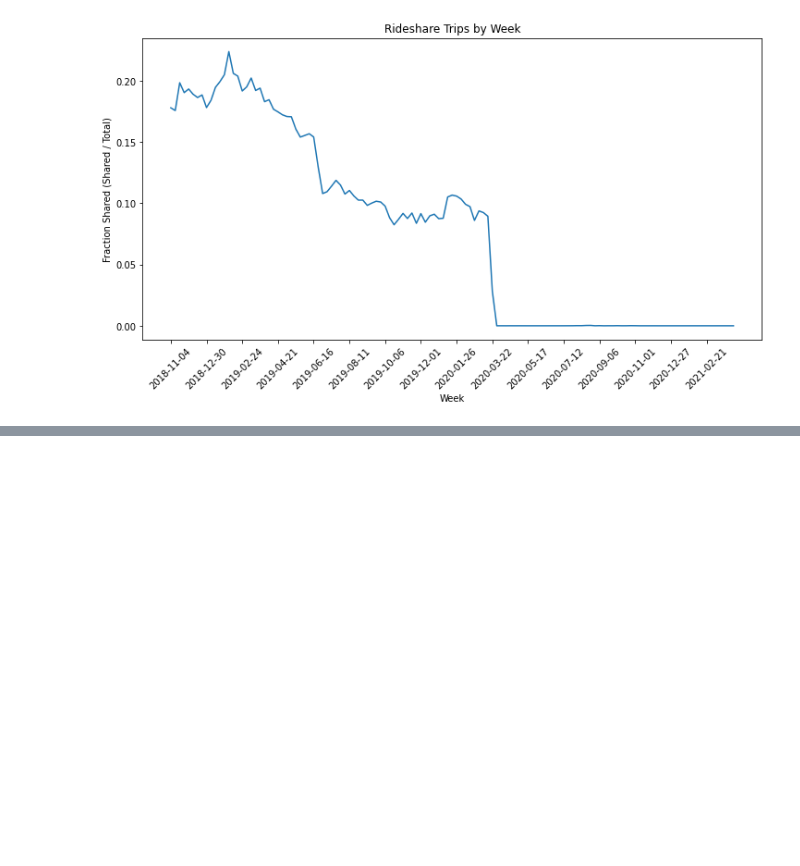
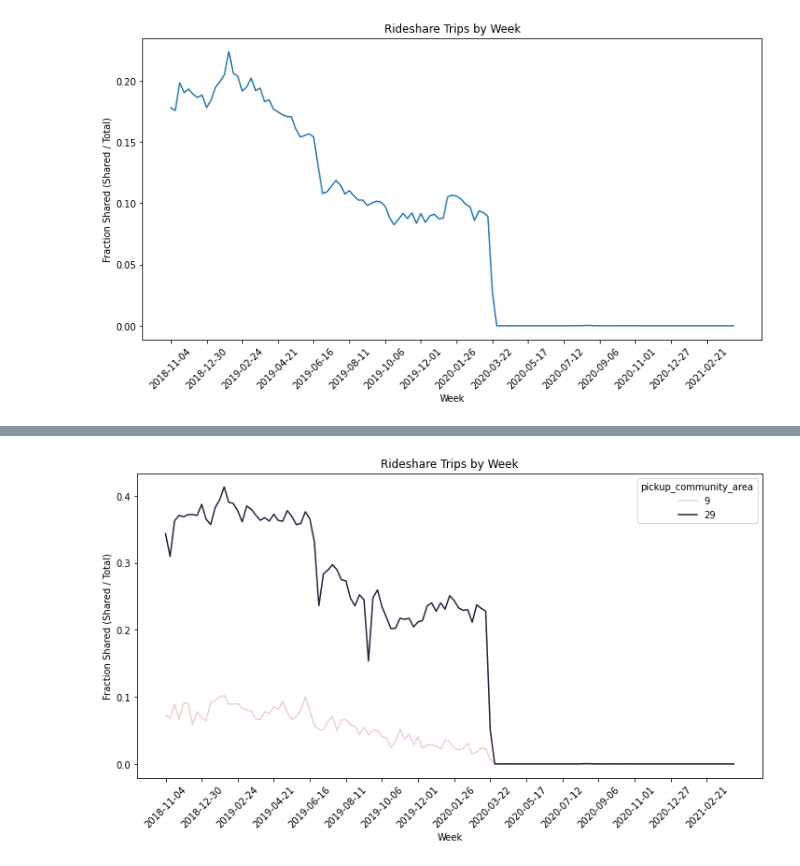
Before and after one commit to scarletstudio/transithealth, a Jupyter notebook: notebooks/vkannan3/Shared Rides.ipynb, the cells around one changed output, grey strips where cells are left out. Saved outputs shown, nothing was run; the diff lists cells and outputs as text; code cells hidden in the pictures; blank space fills up the shorter version.

Commit message:
Add pooled trip rate to community metrics.

```diff
--- a/notebooks/vkannan3/Shared Rides.ipynb
+++ b/notebooks/vkannan3/Shared Rides.ipynb
@@ -164,3 +164,8 @@ plt.gcf().set_size_inches(12, 6)
 plt.show()
 # %% [output]
 [figure]
+# %%
+df_gp_area = df_rideshare.groupby(["week", "pickup_community_area"])[["n_trips", "n_trips_pooled"]].sum()
+df_gp_area = df_gp_area.reset_index().sort_values(by="week", ascending=True)
+df_gp_area["frac_shared"] = df_gp_area["n_trips_pooled"] / df_gp_area["n_trips"]
+df_gp_area.head()
@@ -166,0 +199,11 @@ plt.show()
+# %%
+d = df_gp_area.query("pickup_community_area in (9, 29)")
+sns.lineplot(data=d, x="week", y="frac_shared", hue="pickup_community_area")
+plt.title("Rideshare Trips by Week")
+plt.xlabel("Week")
+plt.ylabel("Fraction Shared (Shared / Total)")
+plt.xticks(np.arange(0, len(df_gp), 8), rotation=45)
+plt.gcf().set_size_inches(12, 6)
+plt.show()
+# %% [output]
+[figure, added]
```
Also changed, not shown: parts of 2 cells of this notebook, 6 other files.
